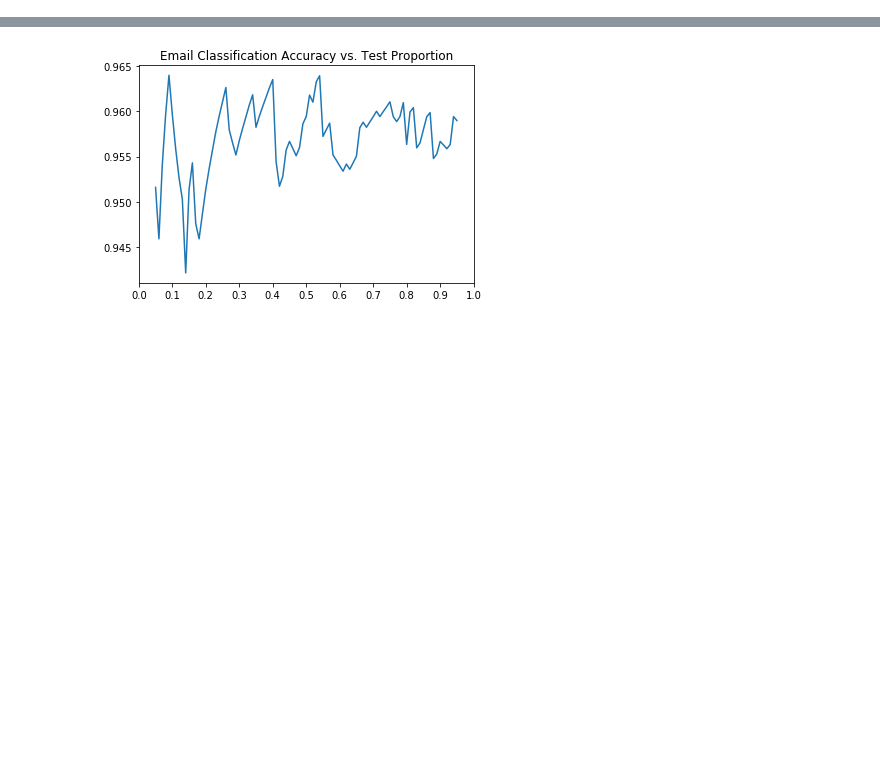
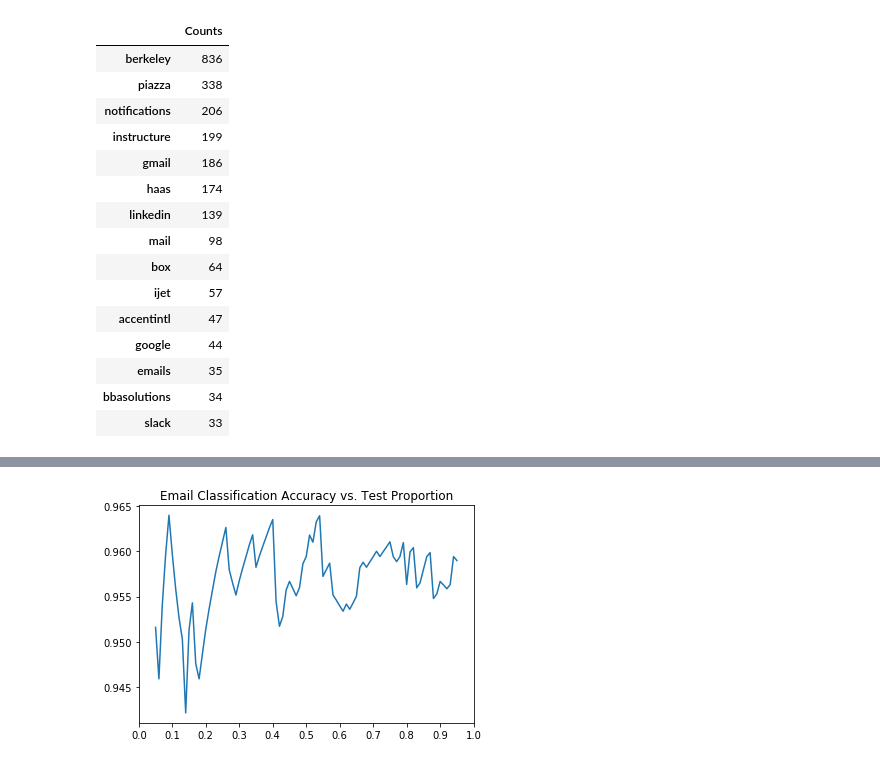
Before and after one commit to rachitpareek/jobSearch, a Jupyter notebook: exploratory analysis.ipynb, the cells around one changed output, grey strips where cells are left out. Drawn from its saved outputs; the diff is of its cells as text; code cells hidden in the pictures; blank space fills up the shorter version.

```diff
--- a/exploratory analysis.ipynb
+++ b/exploratory analysis.ipynb
@@ -29,0 +53,20 @@ plt.show()
+# %%
+top_senders = data["From"].value_counts().to_frame().head(15).rename(columns={"From": "Counts"})
+top_senders
+# %% [output]
+|  | Counts |
+| berkeley | 836 |
+| piazza | 338 |
+| notifications | 206 |
+| instructure | 199 |
+| gmail | 186 |
+| haas | 174 |
+| linkedin | 139 |
+| mail | 98 |
+| box | 64 |
+| ijet | 57 |
+| accentintl | 47 |
+| google | 44 |
+| emails | 35 |
+| bbasolutions | 34 |
+| slack | 33 |
```
Also changed, not shown: parts of 7 cells of this notebook.
